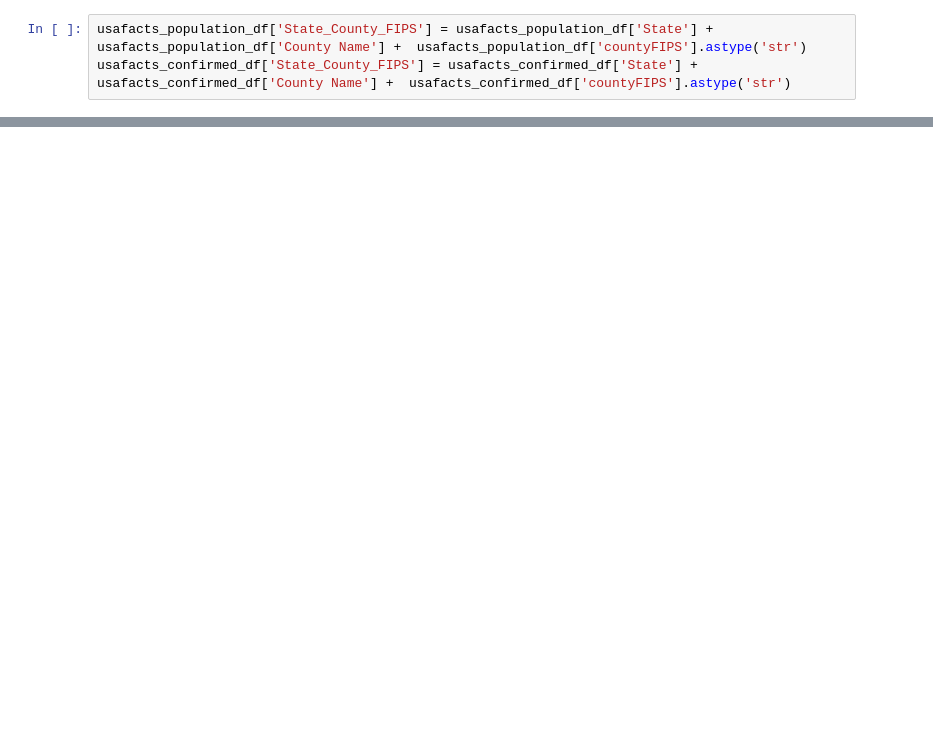
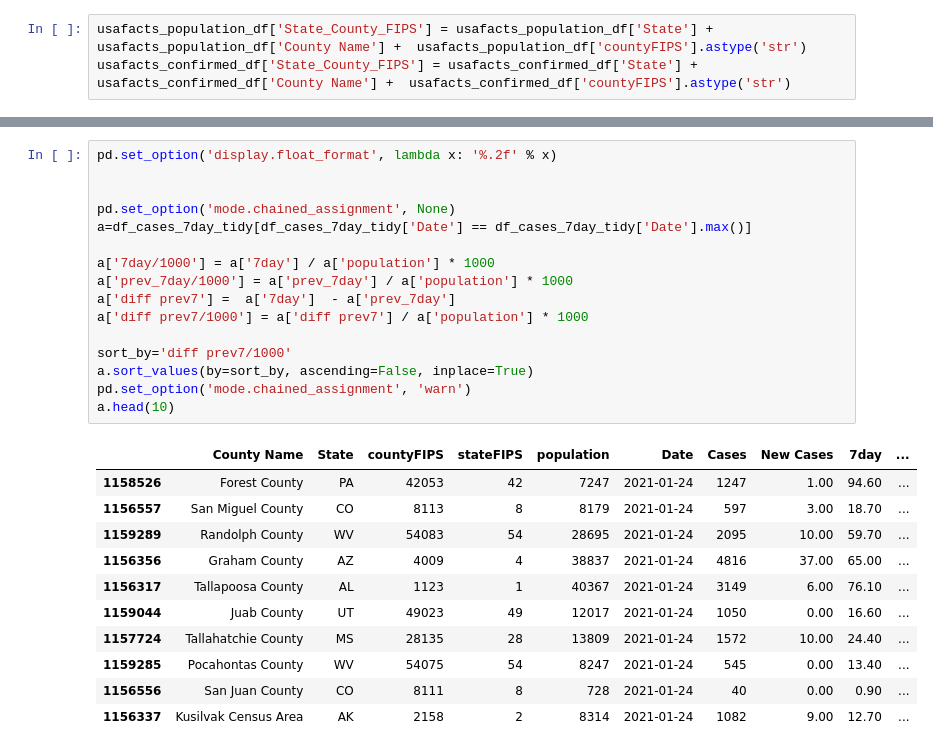
Before and after one commit to JaviThomas/Covid-County-LTC-Analysis, a Jupyter notebook: County-Analysis/County_hotspots.ipynb, the cells around one changed output, grey strips where cells are left out. Saved outputs shown, nothing was run; the diff lists cells and outputs as text; blank space fills up the shorter version.

```diff
--- a/County-Analysis/County_hotspots.ipynb
+++ b/County-Analysis/County_hotspots.ipynb
@@ -153,0 +143,28 @@ df_combined_clean
+# %%
+pd.set_option('display.float_format', lambda x: '%.2f' % x)
+
+
+pd.set_option('mode.chained_assignment', None)
+a=df_cases_7day_tidy[df_cases_7day_tidy['Date'] == df_cases_7day_tidy['Date'].max()]
+
+a['7day/1000'] = a['7day'] / a['population'] * 1000
+a['prev_7day/1000'] = a['prev_7day'] / a['population'] * 1000
+a['diff prev7'] =  a['7day']  - a['prev_7day']
+a['diff prev7/1000'] = a['diff prev7'] / a['population'] * 1000
+
+sort_by='diff prev7/1000'
+a.sort_values(by=sort_by, ascending=False, inplace=True)
+pd.set_option('mode.chained_assignment', 'warn')
+a.head(10)
+# %% [output]
+|  | County Name | State | countyFIPS | stateFIPS | population | Date | Cases | New Cases | 7day | ... |
+| 1158526 | Forest County | PA | 42053 | 42 | 7247 | 2021-01-24 | 1247 | 1.00 | 94.60 | ... |
+| 1156557 | San Miguel County | CO | 8113 | 8 | 8179 | 2021-01-24 | 597 | 3.00 | 18.70 | ... |
+| 1159289 | Randolph County | WV | 54083 | 54 | 28695 | 2021-01-24 | 2095 | 10.00 | 59.70 | ... |
+| 1156356 | Graham County | AZ | 4009 | 4 | 38837 | 2021-01-24 | 4816 | 37.00 | 65.00 | ... |
+| 1156317 | Tallapoosa County | AL | 1123 | 1 | 40367 | 2021-01-24 | 3149 | 6.00 | 76.10 | ... |
+| 1159044 | Juab County | UT | 49023 | 49 | 12017 | 2021-01-24 | 1050 | 0.00 | 16.60 | ... |
+| 1157724 | Tallahatchie County | MS | 28135 | 28 | 13809 | 2021-01-24 | 1572 | 10.00 | 24.40 | ... |
+| 1159285 | Pocahontas County | WV | 54075 | 54 | 8247 | 2021-01-24 | 545 | 0.00 | 13.40 | ... |
+| 1156556 | San Juan County | CO | 8111 | 8 | 728 | 2021-01-24 | 40 | 0.00 | 0.90 | ... |
+| 1156337 | Kusilvak Census Area | AK | 2158 | 2 | 8314 | 2021-01-24 | 1082 | 9.00 | 12.70 | ... |
```
Also changed, not shown: parts of 27 cells of this notebook, 2 other files.
